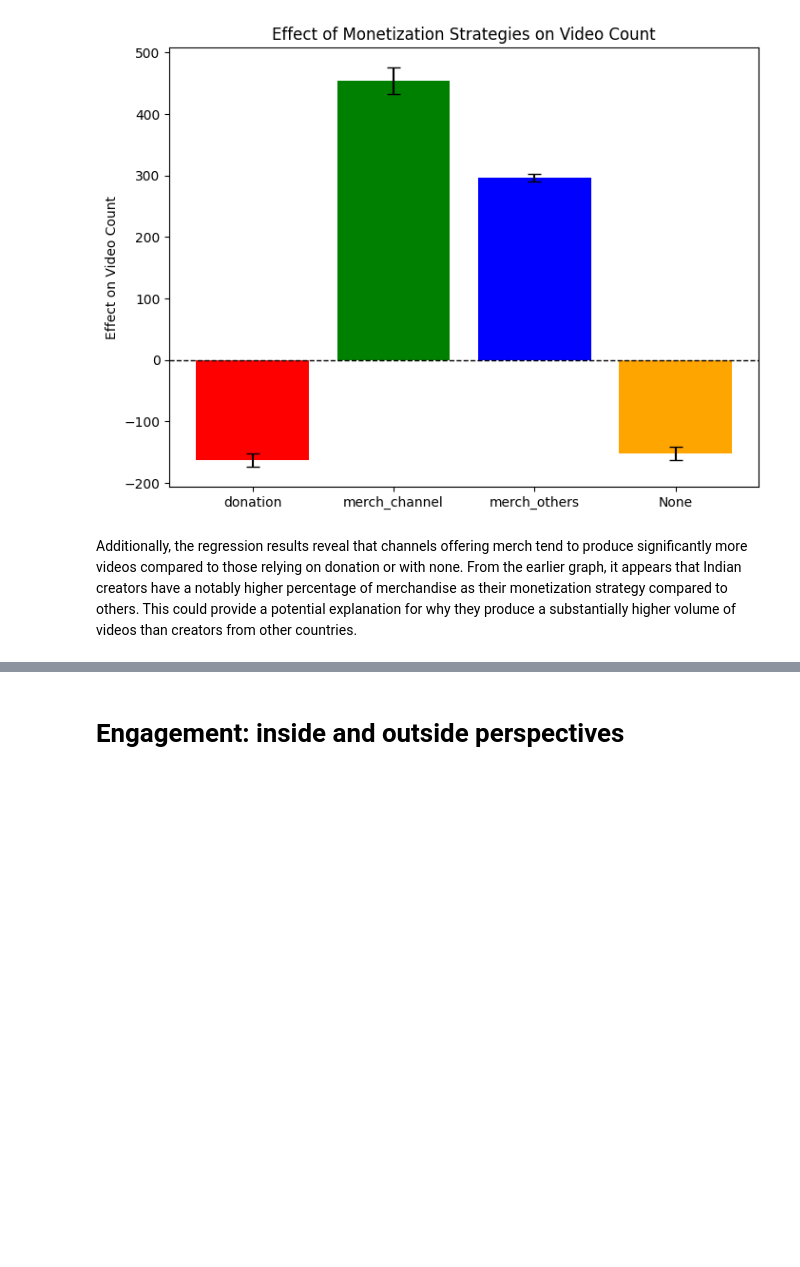
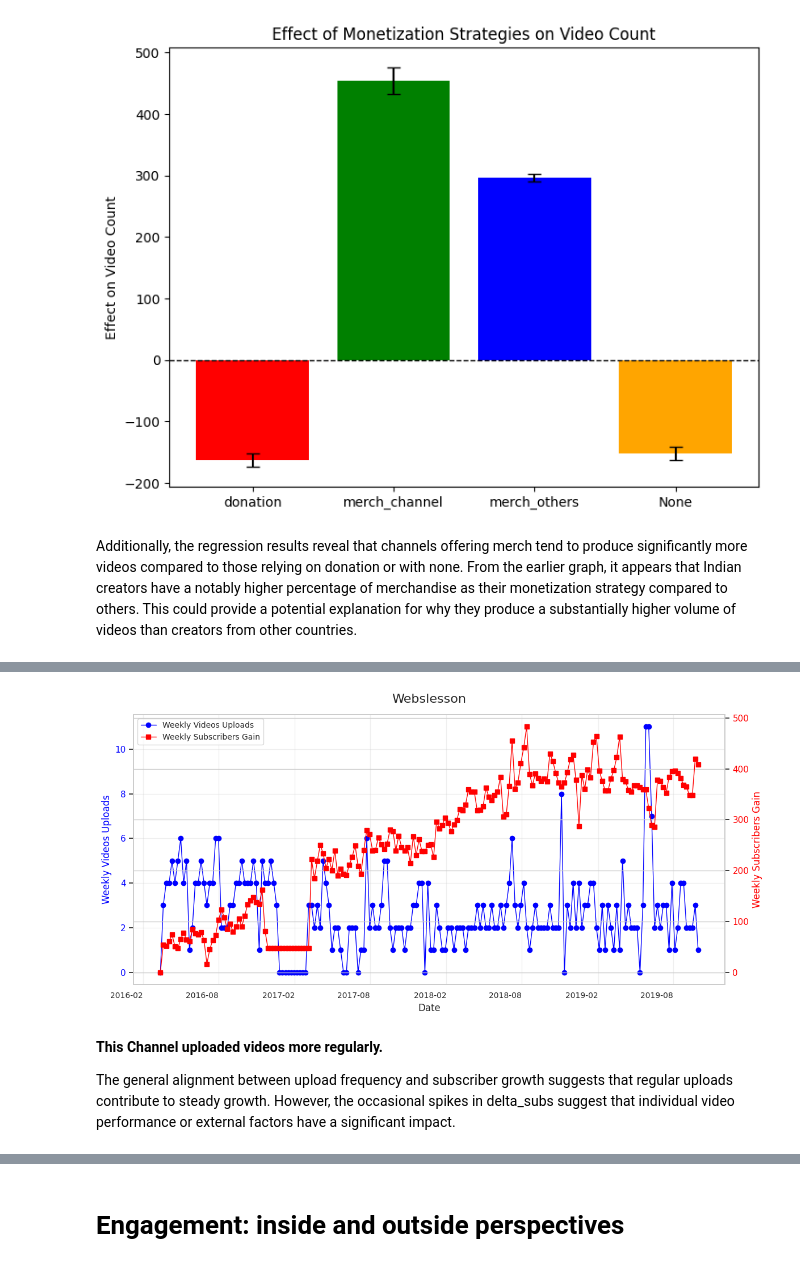
Before and after one commit to epfl-ada/ada-2024-project-adacadabra2048, a Jupyter notebook: result_tmp.ipynb, the cells around one changed output, grey strips where cells are left out. Drawn from its saved outputs; the diff is of its cells as text; code cells hidden in the pictures; blank space fills up the shorter version.

```diff
--- a/result_tmp.ipynb
+++ b/result_tmp.ipynb
@@ -847,0 +948,2 @@ Additionally, the regression results reveal that channels offering merch tend to
+# %%
+channel_data = channel_data[channel_data['name_cc'] == 'Webslesson']
@@ -847,0 +958,74 @@ Additionally, the regression results reveal that channels offering merch tend to
+# %%
+import matplotlib.pyplot as plt
+import matplotlib.dates as mdates
+
+def plot_time_series_relationship(channel_name, channel_data):
+    """
+    Plots the time series relationship between delta_videos and delta_subscribers for a given channel.
+
+    Parameters:
+        channel_name (str): The name of the channel.
+        channel_data (DataFrame): The time series data for the channel, containing
+                                  'datetime', 'delta_videos', and 'delta_subs' columns.
+
+    Returns:
+        None
+    """
+    # Ensure 'datetime' is in datetime format
+    channel_data['datetime'] = pd.to_datetime(channel_data['datetime'])
+
+    # Create a figure and axis
+    fig, ax1 = plt.subplots(figsize=(12, 6))
+
+    # Plot delta_videos on the primary y-axis
+    ax1.plot(
+        channel_data['datetime'], channel_data['delta_videos'],
+        label='Weekly Videos Uploads', color='blue', marker='o', linewidth=1
+    )
+    ax1.set_xlabel('Date', fontsize=12)
+    ax1.set_ylabel('Weekly Videos Uploads', color='blue', fontsize=12)
+    ax1.tick_params(axis='y', labelcolor='blue')
+
+    # Create a secondary y-axis for delta_subscribers
+    ax2 = ax1.twinx()
+    ax2.plot(
+        channel_data['datetime'], channel_data['delta_subs'],
+        label='Weekly Subscribers Gain', color='red', marker='s', linewidth=1
+    )
+    ax2.set_ylabel('Weekly Subscribers Gain', color='red', fontsize=12)
+    ax2.tick_params(axis='y', labelcolor='red')
+
+    # Add title
+    ax1.set_title(f"{channel_name}", fontsize=16, pad=15)
+    ax1.grid(alpha=0.3)
+
+    # Format the x-axis for better readability
+    ax1.xaxis.set_major_formatter(mdates.DateFormatter('%Y-%m'))  # Show year and month
+    ax1.xaxis.set_major_locator(mdates.MonthLocator(interval=6))  # Tick every 6 months
+    plt.setp(ax1.xaxis.get_majorticklabels(), rotation=0, ha='right', fontsize=10)  # Rotate xticks
+
+    # Combine legends from both axes
+    lines_1, labels_1 = ax1.get_legend_handles_labels()
+    lines_2, labels_2 = ax2.get_legend_handles_labels()
+    ax1.legend(lines_1 + lines_2, labels_1 + labels_2, loc='upper left', fontsize=10)
+
+    # Add tight layout for proper spacing
+    plt.tight_layout()
+
+    # Show the plot
+    plt.show()
+
+# Example usage
+# Filter data for a specific channel
+channel_name = "Webslesson"
+channel_id = "UC8Nbgc4vUi27HgBv2ffEiHw"
+channel_data_filtered = channel_data[channel_data['channel_id'] == channel_id]
+
+# Plot
+plot_time_series_relationship(channel_name, channel_data_filtered)
+# %% [output]
+[figure, added]
+# %% [markdown]
+**This Channel uploaded videos more regularly.**
+
+The general alignment between upload frequency and subscriber growth suggests that regular uploads contribute to steady growth. However, the occasional spikes in delta_subs suggest that individual video performance or external factors have a significant impact.
```
Also changed, not shown: parts of 16 cells of this notebook, 1 other file.
